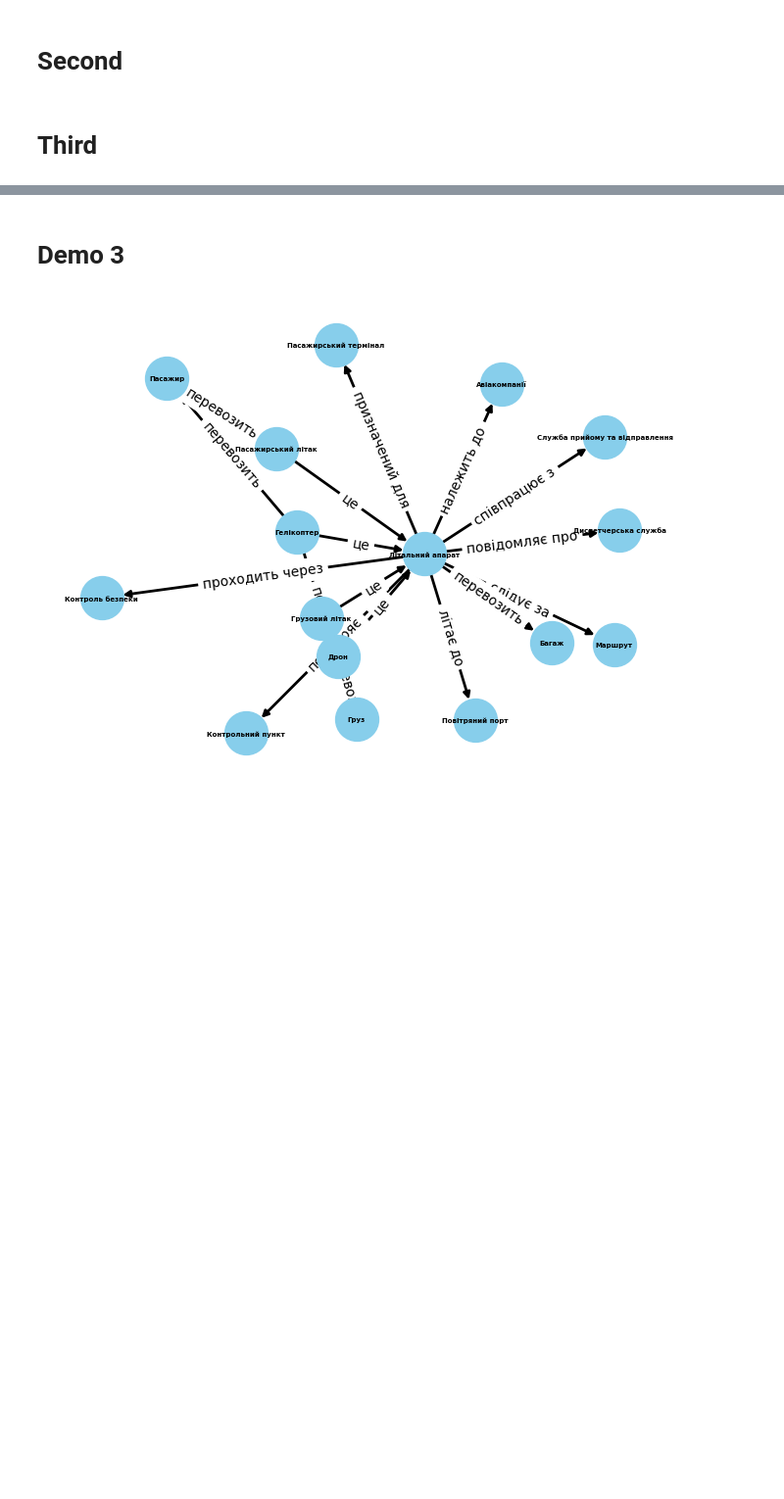
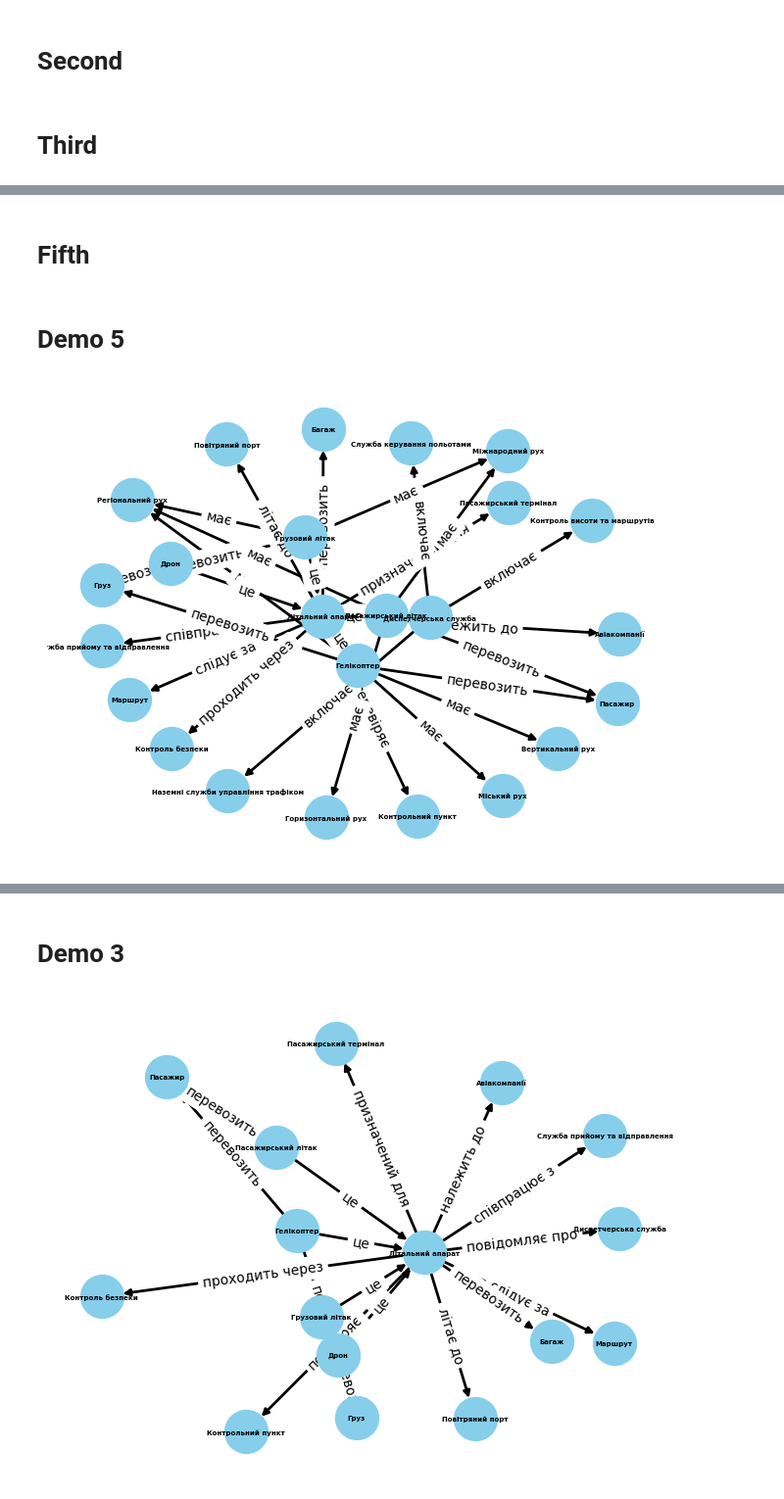
Before and after one commit to da4nik08/ml5, a Jupyter notebook: Semantic_Net.ipynb, the cells around one changed output, grey strips where cells are left out. Shown: that part at 98% size. Cells and saved outputs as stored; diff of their text form; code cells hidden in the pictures; blank space fills up the shorter version.

```diff
--- a/Semantic_Net.ipynb
+++ b/Semantic_Net.ipynb
@@ -54,0 +72,25 @@ G.add_edges_from(additional_relations, label='relation')
+# %%
+G.add_edges_from(additional_relations_2, label='relation')
+# %% [markdown]
+# Fifth
+# %%
+additional_concepts_3 = ["Служба керування польотами", "Наземні служби управління трафіком", "Контроль висоти та маршрутів"]
+G.add_nodes_from(additional_concepts_3)
+# %%
+additional_relations_3 = [
+    ("Диспетчерська служба", "Служба керування польотами", {'relation': 'включає'}),
+    ("Диспетчерська служба", "Наземні служби управління трафіком", {'relation': 'включає'}),
+    ("Диспетчерська служба", "Контроль висоти та маршрутів", {'relation': 'включає'})
+]
+# %%
+G.add_edges_from(additional_relations_3, label='relation')
+# %% [markdown]
+# Demo 5
+# %%
+pos = nx.spring_layout(G, k=1.0)
+nx.draw(G, pos, with_labels=True, node_size=1000, node_color='skyblue', font_weight='bold', font_size=5, arrows=True, width=2.0)
+edge_labels = {(i, j): G.get_edge_data(i, j)['relation'] for i, j in G.edges()}
+nx.draw_networkx_edge_labels(G, pos, edge_labels=edge_labels)
+plt.show()
+# %% [output]
+[figure, added]
```
Also changed, not shown: parts of 5 cells of this notebook.
